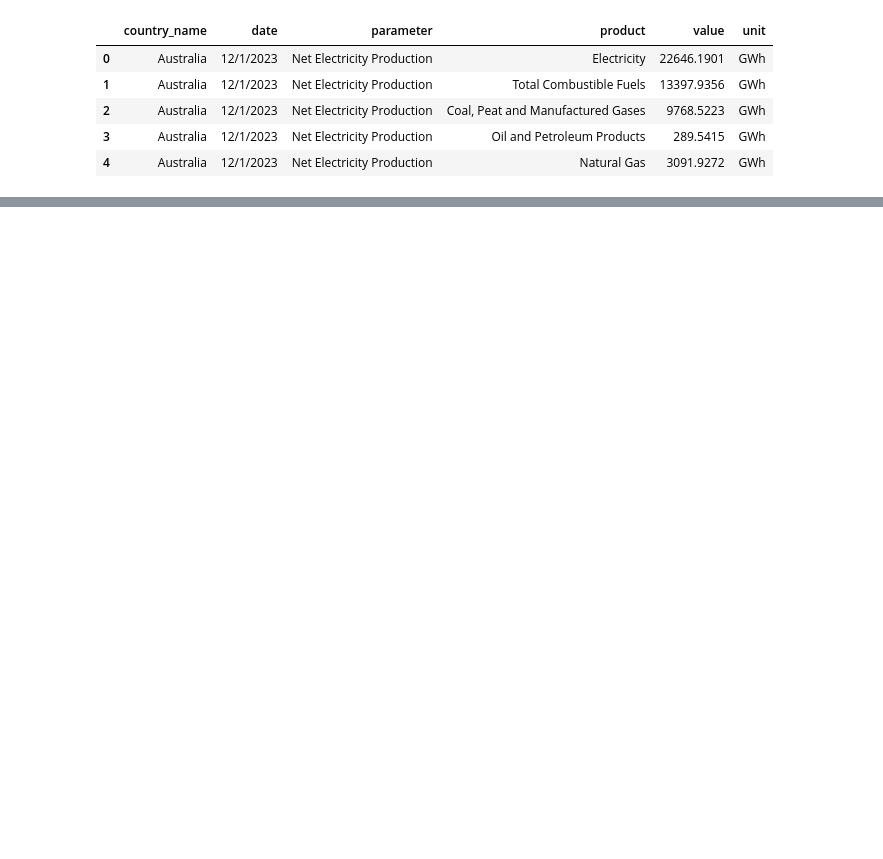
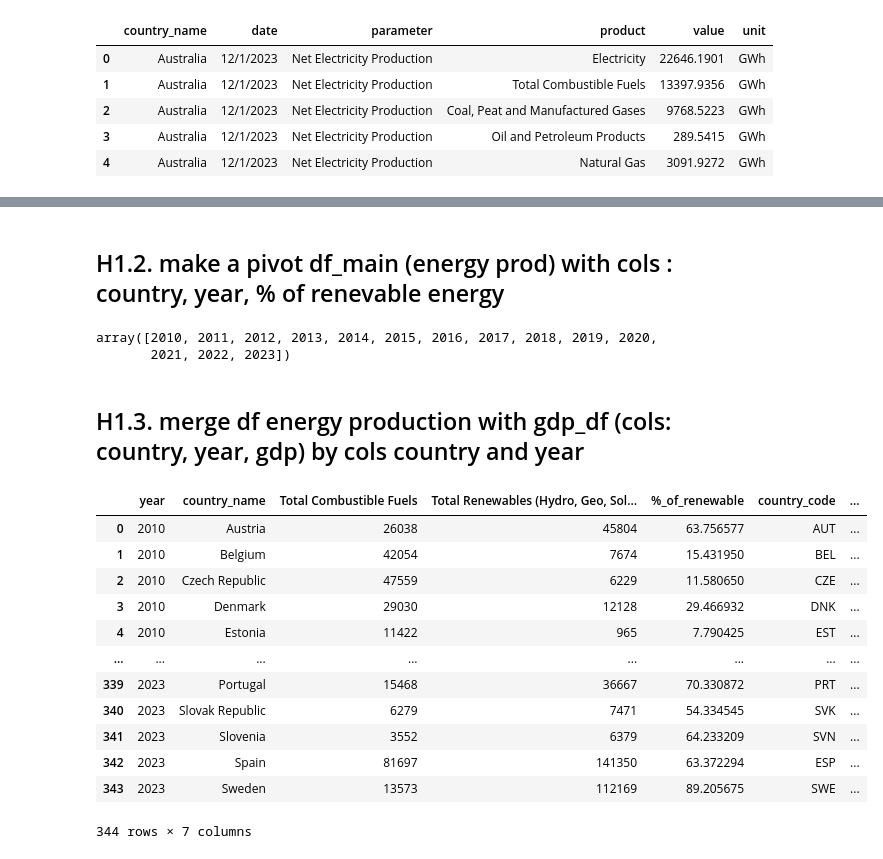
Before and after one commit to NGravereaux/portfolio-project-renewable-evergy-analysis, a Jupyter notebook: main.ipynb, the cells around one changed output, grey strips where cells are left out. Drawn from its saved outputs; the diff is of its cells as text; code cells hidden in the pictures; blank space fills up the shorter version.

```diff
--- a/main.ipynb
+++ b/main.ipynb
@@ -289,0 +433,43 @@ df_main.head()
+# %%
+# H1 : convert df_gdp_final['year'] to int
+df_energy_prod = df_main.drop(columns=['date', 'parameter', 'unit', '%_of_renewable'])
+# %%
+# Filter the DataFrame to keep only the specified products: 'Total Combustible Fuels', 'Total Renevables (Hydro, Geo, Solar, Wind, Other)':
+filtered_df_energy_prod = df_energy_prod[df_energy_prod['product'].isin(['Total Combustible Fuels', 'Total Renewables (Hydro, Geo, Solar, Wind, Other)'])]
+# %% [markdown]
+## H1.2. make a pivot df_main (energy prod) with cols : country, year, % of renevable energy
+# %%
+#make a pivot table
+pivot_df_energy = filtered_df_energy_prod.pivot_table(index=['year', 'country_name'], columns='product', values='value', aggfunc='sum').reset_index()
+
+# Calculate the share of renewables
+pivot_df_energy['%_of_renewable'] = (pivot_df_energy['Total Renewables (Hydro, Geo, Solar, Wind, Other)'] /
+                             (pivot_df_energy['Total Combustible Fuels'] + pivot_df_energy['Total Renewables (Hydro, Geo, Solar, Wind, Other)'])) * 100
+# %%
+#ensure that in the both dataframes the date range is between 2010 and 2023
+df_gdp_final_filtered = df_gdp_final[df_gdp_final['year'] >= 2010]
+# %%
+df_gdp_final_filtered['year'].unique()
+# %% [output]
+array([2010, 2011, 2012, 2013, 2014, 2015, 2016, 2017, 2018, 2019, 2020,
+       2021, 2022, 2023])
+# %% [markdown]
+## H1.3. merge df energy production  with gdp_df (cols: country, year, gdp) by cols country and year
+# %%
+#merge both dataframes
+df_merged = pd.merge(pivot_df_energy, df_gdp_final_filtered, on=['year', 'country_name'], how='left')
+df_merged
+# %% [output]
+|  | year | country_name | Total Combustible Fuels | Total Renewables (Hydro, Geo, Sol... | %_of_renewable | country_code | ... |
+| 0 | 2010 | Austria | 26038 | 45804 | 63.756577 | AUT | ... |
+| 1 | 2010 | Belgium | 42054 | 7674 | 15.431950 | BEL | ... |
+| 2 | 2010 | Czech Republic | 47559 | 6229 | 11.580650 | CZE | ... |
+| 3 | 2010 | Denmark | 29030 | 12128 | 29.466932 | DNK | ... |
+| 4 | 2010 | Estonia | 11422 | 965 | 7.790425 | EST | ... |
+| ... | ... | ... | ... | ... | ... | ... | ... |
+| 339 | 2023 | Portugal | 15468 | 36667 | 70.330872 | PRT | ... |
+| 340 | 2023 | Slovak Republic | 6279 | 7471 | 54.334545 | SVK | ... |
+| 341 | 2023 | Slovenia | 3552 | 6379 | 64.233209 | SVN | ... |
+| 342 | 2023 | Spain | 81697 | 141350 | 63.372294 | ESP | ... |
+| 343 | 2023 | Sweden | 13573 | 112169 | 89.205675 | SWE | ... |
+344 rows × 7 columns
```
Also changed, not shown: parts of 78 cells of this notebook, 3 other files.
